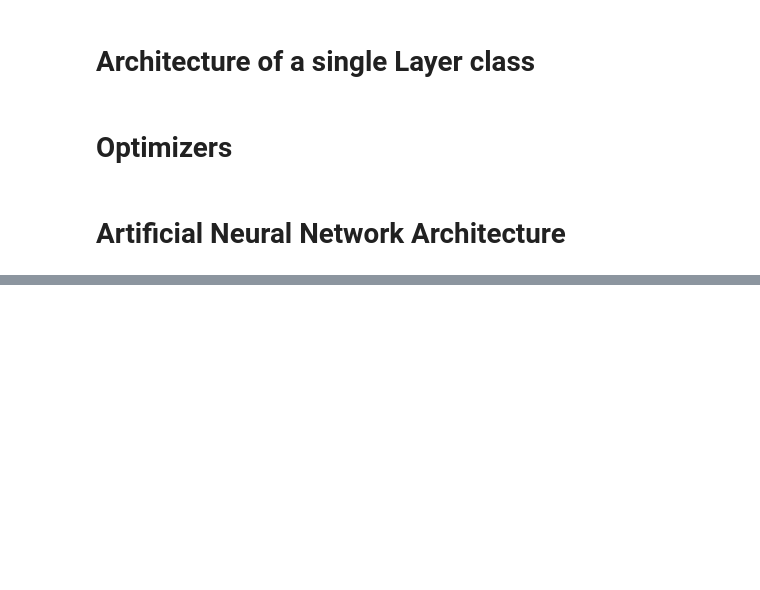
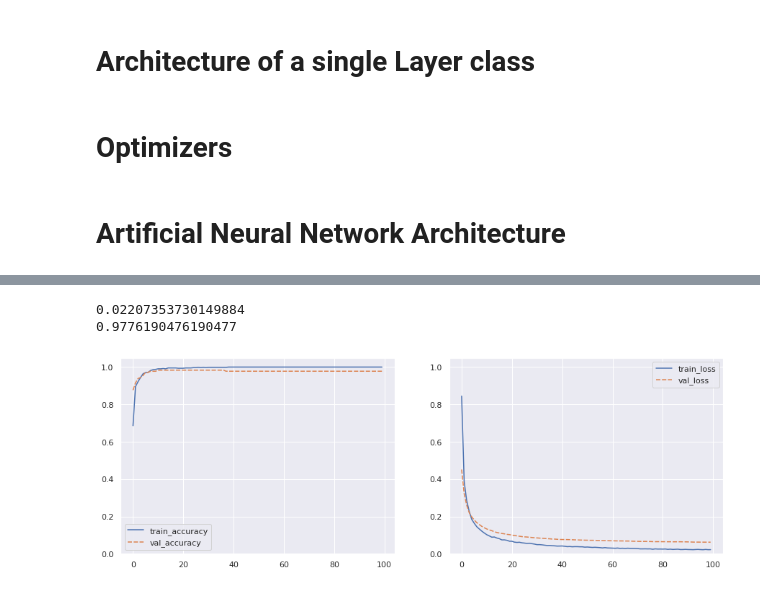
Before and after one commit to natijas/MLP-Neural-Network-From-Scratch, a Jupyter notebook: Untitled.ipynb, the cells around one changed output, grey strips where cells are left out. Cells and saved outputs as stored; diff of their text form; code cells hidden in the pictures; blank space fills up the shorter version.

Commit message:
evaluate model on est parameters

```diff
--- a/Untitled.ipynb
+++ b/Untitled.ipynb
@@ -2,8 +2,17 @@
 # Used Modules
 # %%
 import numpy as np
-from typing import List, Union, Tuple
+from typing import List, Union, Tuple, Optional
 import pandas as pd
+import seaborn as sns
+import matplotlib.pyplot as plt
+from sklearn.datasets import load_wine
+from sklearn.preprocessing import StandardScaler
+import sklearn.utils
+from sklearn.model_selection import StratifiedKFold
+from functools import partial
+from multiprocessing import Pool
+sns.set()
 # %% [markdown]
 # Utility functions
 # %%
@@ -263,0 +435,2 @@ class NeuralNetwork:
+# %%
+X, Y = load_data()
@@ -263,0 +511,25 @@ class NeuralNetwork:
+# %%
+skf = StratifiedKFold(n_splits=5, shuffle=True, random_state=0)
+history = []
+for i, (train_indices, val_indices) in enumerate(skf.split(X, Y)):
+    model = NeuralNetwork(optimizer=AdaGrad(learning_rate=0.1), num_epochs=100, hidden_sizes=[], batch_size=32)
+    model.fit(X[train_indices], Y[train_indices], X[val_indices], Y[val_indices])
+    history.append(model.history)
+
+history = {key: np.mean([h[key] for h in history], 0) for key in history[0].keys()}
+
+plt.figure(figsize=(15, 5))
+plt.subplot(1, 2, 1)
+sns.lineplot(pd.DataFrame(history)[['train_accuracy', 'val_accuracy']])
+plt.ylim(0, 1.05)
+
+plt.subplot(1, 2, 2)
+sns.lineplot(pd.DataFrame(history)[['train_loss', 'val_loss']])
+plt.ylim(0, 1.05)
+
+print(history['train_loss'][-1])
+print(history['val_accuracy'][-1])
+# %% [output]
+0.02207353730149884
+0.9776190476190477
+[figure, added]
```
Also changed, not shown: parts of 9 cells of this notebook.
